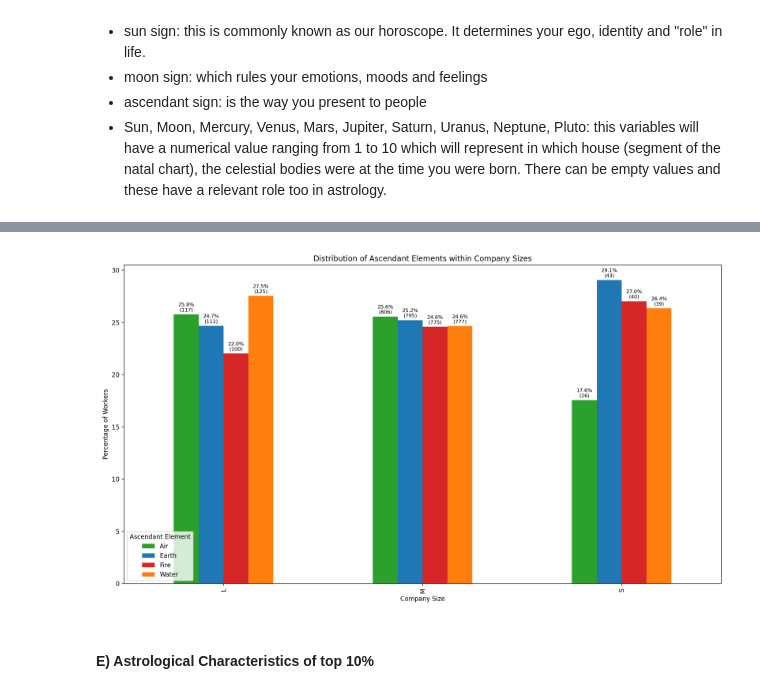
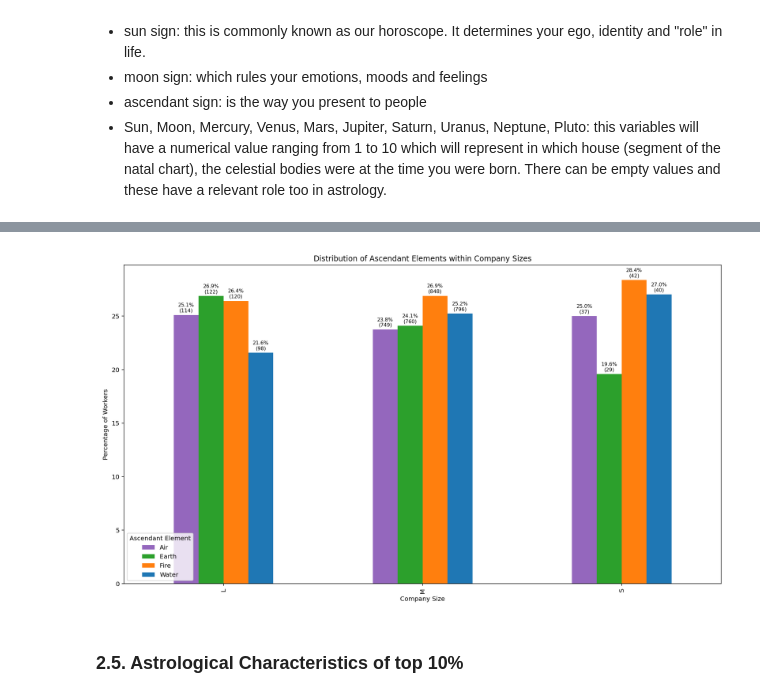
Before and after one commit to yassinex02/dataviz_part1, a Jupyter notebook: Astrological_dashboard.ipynb, the cells around one changed output, grey strips where cells are left out. Drawn from its saved outputs; the diff is of its cells as text; code cells hidden in the pictures.

```diff
--- a/Astrological_dashboard.ipynb
+++ b/Astrological_dashboard.ipynb
@@ -20,7 +22,7 @@ please provide us feedback at https://github.com/pandas-dev/pandas/issues/54466
 
   import pandas as pd
 # %%
-df = pd.read_csv("df_salaries.csv")
+df = pd.read_csv("data/df_salaries.csv")
 df.head()
 # %% [output]
 |  | work_year | experience_level | employment_type | job_title | salary | salary_currency | salary_in_usd | ... |
@@ -251,6 +270,6 @@ for col in celestial_results.columns:
 # %%
-# Define the function to get zodiac sign based on longitude
-def get_zodiac_sign(longitude):
+#2) Mapping the zodiac sign based on the celestial body position
+def get_zodiac_sign(position):
     sign_ranges = [
         ("Aries", (0, 30)), ("Taurus", (30, 60)), ("Gemini", (60, 90)),
         ("Cancer", (90, 120)), ("Leo", (120, 150)), ("Virgo", (150, 180)),
@@ -259,19 +278,16 @@ def get_zodiac_sign(longitude):
     ]
 
     for sign, (start, end) in sign_ranges:
-        if start <= longitude < end:
+        if start <= position < end:
             return sign
 
     # Handle the special case for Pisces (330° to 360° and 0° to 30°)
-    if longitude == 360 or longitude < 30:
+    if position == 360 or position < 30:
         return "Pisces"
 
     return "Unknown"
 
-# Apply the get_zodiac_sign function to each column and create new columns for zodiac sign names
+# Apply the get_zodiac_sign function
 df['sun_sign'] = df['sun_position'].apply(get_zodiac_sign)
 df['moon_sign'] = df['moon_position'].apply(get_zodiac_sign)
 df['ascendant_sign'] = df['ascendant'].apply(get_zodiac_sign)
-
-# Display the DataFrame with zodiac sign names
-df
@@ -292,5 +294,5 @@ df
 # %%
-# Define a dictionary mapping zodiac signs to their elemental types
+#3 Define a dictionary mapping zodiac signs to their elemental types
 element_mapping = {
     'Aries': 'Fire', 'Taurus': 'Earth', 'Gemini': 'Air', 'Cancer': 'Water',
     'Leo': 'Fire', 'Virgo': 'Earth', 'Libra': 'Air', 'Scorpio': 'Water',
@@ -298,7 +300,7 @@ element_mapping = {
 }
 
 # Map the zodiac signs to their elemental types and create a new column for the sign type
-df['sign_type'] = df['sun_sign'].map(element_mapping)
+df['sun_element'] = df['sun_sign'].map(element_mapping)
 
 # Display the DataFrame with zodiac sign names and sign types
 df
@@ -641,24 +687,44 @@ Index(['work_year', 'experience_level', 'employment_type', 'job_title',
 # %%
+# Map Ascendant signs to elements
+element_map = {
+    'Aries': 'Fire', 'Leo': 'Fire', 'Sagittarius': 'Fire',
+    'Taurus': 'Earth', 'Virgo': 'Earth', 'Capricorn': 'Earth',
+    'Gemini': 'Air', 'Libra': 'Air', 'Aquarius': 'Air',
+    'Cancer': 'Water', 'Scorpio': 'Water', 'Pisces': 'Water'
+}
+
+# Create a new column for Ascendant Element
+df['ascendant_element'] = df['ascendant_sign'].map(element_map)
+
+# Calculate the count of ascendant elements within each company size
+element_distribution = df.groupby(['company_size', 'ascendant_element']).size().unstack(fill_value=0)
+
 # Calculate the percentage distribution of ascendant elements within each company size
 element_percentage = element_distribution.div(element_distribution.sum(axis=1), axis=0) * 100
 
-# Plotting the percentage distribution as a grouped bar plot with a larger figure size
-colors = {'Earth': '#1f77b4', 'Water': '#ff7f0e', 'Air': '#2ca02c', 'Fire': '#d62728'}
-ax = element_percentage.plot(kind='bar', figsize=(14, 8), color=[colors[element] for element in element_percentage.columns])  # Increased figure size
+# Update the colors mapping to the new color codes
+colors = {'Fire': '#ff7f0e',  # Orange
+    'Water': '#1f77b4',  # Blue
+    'Air': '#9467bd',    # Purple
+    'Earth': '#2ca02c'   # Green
+}
+
+# Plotting the percentage distribution as a grouped bar plot with the updated figure size and colors
+ax = element_percentage.plot(kind='bar', figsize=(14, 8), color=[colors[element] for element in element_percentage.columns])
 plt.title('Distribution of Ascendant Elements within Company Sizes')
 plt.xlabel('Company Size')
 plt.ylabel('Percentage of Workers')
-plt.legend(title='Ascendant Element', loc='lower left')  # Move legend to bottom left
+plt.legend(title='Ascendant Element', loc='lower left')  # Moved legend to bottom left
 plt.tight_layout()
 
-# Annotate each bar with the percentage of workers and the number of workers with smaller font size
+# Annotating each bar with the percentage of workers and the number of workers, with adjusted font size
 for bars, element in zip(ax.containers, element_distribution.columns):
     for bar, percentage, count in zip(bars, element_percentage[element], element_distribution[element]):
-        ax.annotate(f'{percentage:.1f}%\n({count})', xy=(bar.get_x() + bar.get_width() / 2, bar.get_height()), xytext=(0, 3), textcoords='offset points', ha='center', va='bottom', fontsize=8)  # Adjusted font size
+        ax.annotate(f'{percentage:.1f}%\n({count})', xy=(bar.get_x() + bar.get_width() / 2, bar.get_height()), xytext=(0, 3), textcoords='offset points', ha='center', va='bottom', fontsize=8)
 
 # Show the plot
 plt.show()
 # %% [output]
-[figure, old version]
+[figure, new version]
 # %% [markdown]
-#### E) Astrological Characteristics of top 10%
+### 2.5. Astrological Characteristics of top 10%
```
Also changed, not shown: parts of 62 cells of this notebook.
